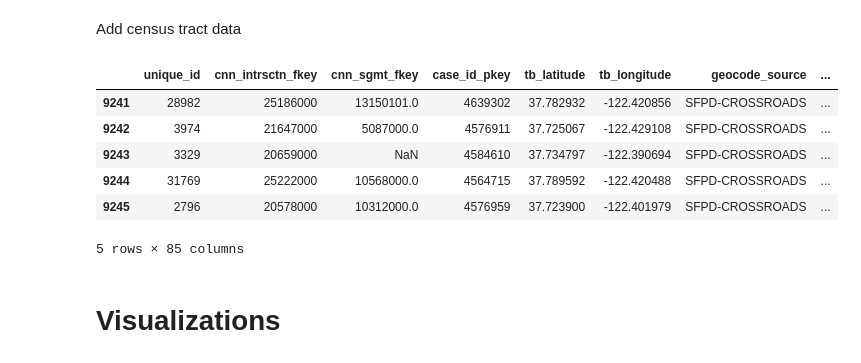
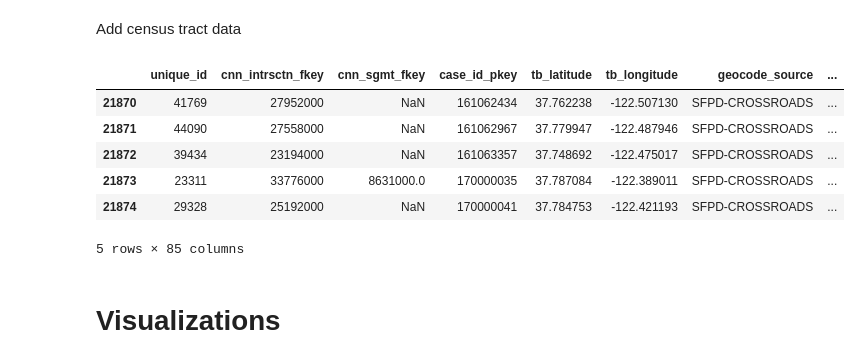
Before and after one commit to utexas-SDS-357/sds357-project-sp26-con-founders, a Jupyter notebook: Preprocessing/sf_analysis.ipynb, the cells around one changed output. Cells and saved outputs as stored; diff of their text form; code cells hidden in the pictures.

```diff
--- a/Preprocessing/sf_analysis.ipynb
+++ b/Preprocessing/sf_analysis.ipynb
@@ -77,7 +77,8 @@ def load_data(stop_path, geo_path, crash_path, census_path):
 # change path names based on city/dataset
 stop_df_path = r"../data/sf_police_stops_raw.csv.zip"
 geo_path = r"../data/Bay_Area_County_Polygons.geojson"
-crash_df_path = r"../data/collisions_raw.csv.zip"
+crash_df_path = r"../data/collisions_raw_updated.csv.zip"
+#crash_df_path = r"../data/collisions_raw.csv.zip"
 census_df_path = r"../data/Census_2010_Tracts_20260219.geojson"
 
 # load and view example data
@@ -411,6 +416,6 @@ import datetime as dt
 crash_clean['collision_datetime'] = pd.to_datetime(crash_clean['collision_datetime'])
 crash_clean['year'] = crash_clean['collision_datetime'].dt.year
 
-crash_clean = crash_clean[crash_clean['collision_datetime'] > pd.to_datetime("January 1st, 2010")]
-crash_clean = crash_clean[crash_clean['collision_datetime'] < pd.to_datetime("July 1st, 2016")]
+#crash_clean = crash_clean[crash_clean['collision_datetime'] > pd.to_datetime("January 1st, 2010")]
+#crash_clean = crash_clean[crash_clean['collision_datetime'] < pd.to_datetime("July 1st, 2016")]
 crash_clean["Vision Zero"] = crash_clean['collision_datetime'] > pd.to_datetime("March 18th, 2014")
@@ -429,14 +440,14 @@ crash_clean = gpd.sjoin(
     predicate="within"
 )
 # %%
-crash_clean.head()
+crash_clean.tail()
 # %% [output]
 |  | unique_id | cnn_intrsctn_fkey | cnn_sgmt_fkey | case_id_pkey | tb_latitude | tb_longitude | geocode_source | ... |
-| 9241 | 28982 | 25186000 | 13150101.0 | 4639302 | 37.782932 | -122.420856 | SFPD-CROSSROADS | ... |
-| 9242 | 3974 | 21647000 | 5087000.0 | 4576911 | 37.725067 | -122.429108 | SFPD-CROSSROADS | ... |
-| 9243 | 3329 | 20659000 | NaN | 4584610 | 37.734797 | -122.390694 | SFPD-CROSSROADS | ... |
-| 9244 | 31769 | 25222000 | 10568000.0 | 4564715 | 37.789592 | -122.420488 | SFPD-CROSSROADS | ... |
-| 9245 | 2796 | 20578000 | 10312000.0 | 4576959 | 37.723900 | -122.401979 | SFPD-CROSSROADS | ... |
+| 21870 | 41769 | 27952000 | NaN | 161062434 | 37.762238 | -122.507130 | SFPD-CROSSROADS | ... |
+| 21871 | 44090 | 27558000 | NaN | 161062967 | 37.779947 | -122.487946 | SFPD-CROSSROADS | ... |
+| 21872 | 39434 | 23194000 | NaN | 161063357 | 37.748692 | -122.475017 | SFPD-CROSSROADS | ... |
+| 21873 | 23311 | 33776000 | 8631000.0 | 170000035 | 37.787084 | -122.389011 | SFPD-CROSSROADS | ... |
+| 21874 | 29328 | 25192000 | NaN | 170000041 | 37.784753 | -122.421193 | SFPD-CROSSROADS | ... |
 5 rows × 85 columns
 # %% [markdown]
 # Visualizations
```
Also changed, not shown: parts of 8 cells of this notebook.
